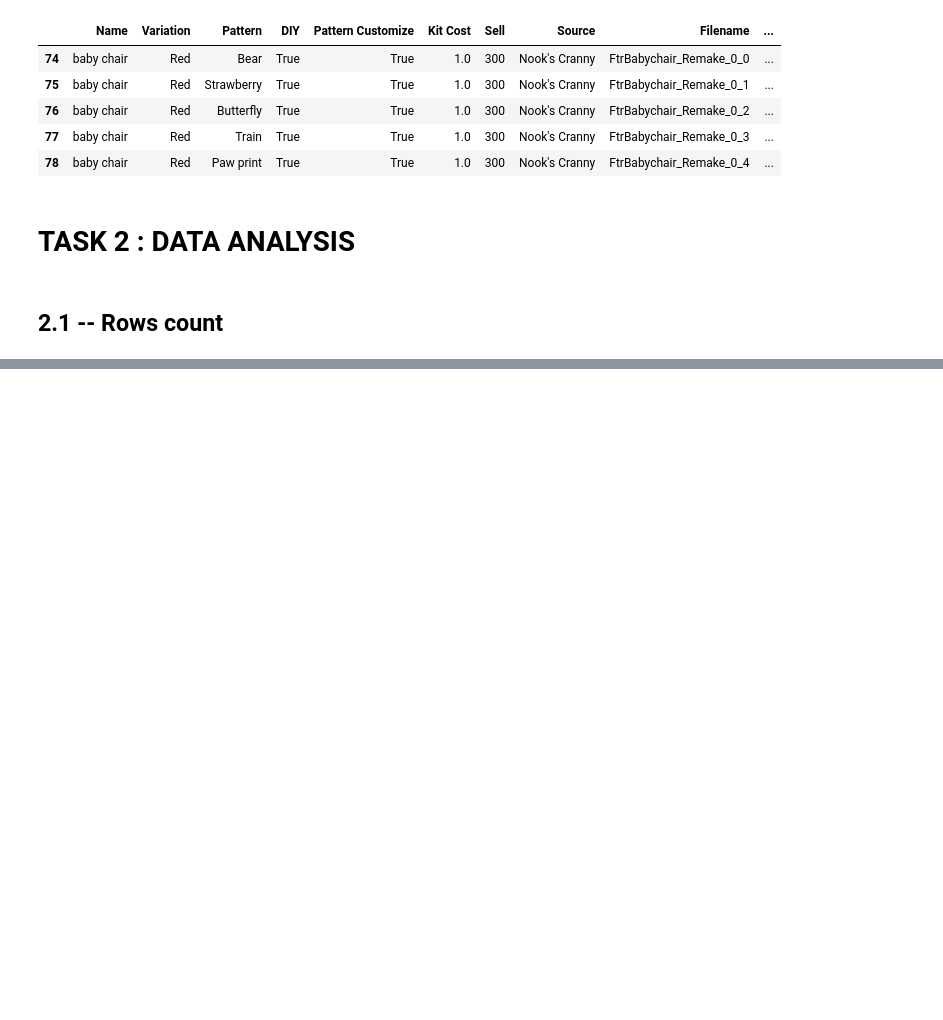
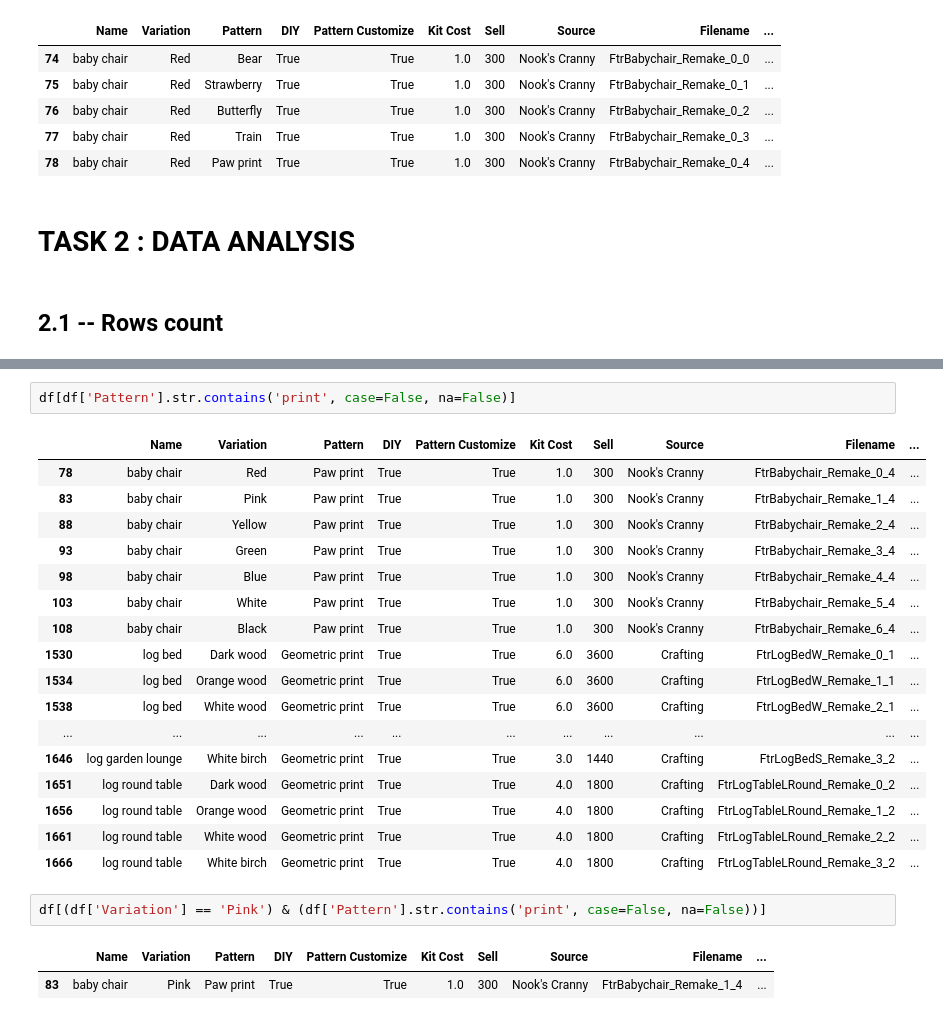
Before and after one commit to OnishchenkoDaria/data-processing-labs, a Jupyter notebook: sample.ipynb, the cells around one changed output, grey strips where cells are left out. Drawn from its saved outputs; the diff is of its cells as text; blank space fills up the shorter version.

```diff
--- a/sample.ipynb
+++ b/sample.ipynb
@@ -137,0 +191,25 @@ df.shape
+# %%
+df[df['Pattern'].str.contains('print', case=False, na=False)]
+# %% [output]
+|  | Name | Variation | Pattern | DIY | Pattern Customize | Kit Cost | Sell | Source | Filename | ... |
+| 78 | baby chair | Red | Paw print | True | True | 1.0 | 300 | Nook's Cranny | FtrBabychair_Remake_0_4 | ... |
+| 83 | baby chair | Pink | Paw print | True | True | 1.0 | 300 | Nook's Cranny | FtrBabychair_Remake_1_4 | ... |
+| 88 | baby chair | Yellow | Paw print | True | True | 1.0 | 300 | Nook's Cranny | FtrBabychair_Remake_2_4 | ... |
+| 93 | baby chair | Green | Paw print | True | True | 1.0 | 300 | Nook's Cranny | FtrBabychair_Remake_3_4 | ... |
+| 98 | baby chair | Blue | Paw print | True | True | 1.0 | 300 | Nook's Cranny | FtrBabychair_Remake_4_4 | ... |
+| 103 | baby chair | White | Paw print | True | True | 1.0 | 300 | Nook's Cranny | FtrBabychair_Remake_5_4 | ... |
+| 108 | baby chair | Black | Paw print | True | True | 1.0 | 300 | Nook's Cranny | FtrBabychair_Remake_6_4 | ... |
+| 1530 | log bed | Dark wood | Geometric print | True | True | 6.0 | 3600 | Crafting | FtrLogBedW_Remake_0_1 | ... |
+| 1534 | log bed | Orange wood | Geometric print | True | True | 6.0 | 3600 | Crafting | FtrLogBedW_Remake_1_1 | ... |
+| 1538 | log bed | White wood | Geometric print | True | True | 6.0 | 3600 | Crafting | FtrLogBedW_Remake_2_1 | ... |
+| ... | ... | ... | ... | ... | ... | ... | ... | ... | ... | ... |
+| 1646 | log garden lounge | White birch | Geometric print | True | True | 3.0 | 1440 | Crafting | FtrLogBedS_Remake_3_2 | ... |
+| 1651 | log round table | Dark wood | Geometric print | True | True | 4.0 | 1800 | Crafting | FtrLogTableLRound_Remake_0_2 | ... |
+| 1656 | log round table | Orange wood | Geometric print | True | True | 4.0 | 1800 | Crafting | FtrLogTableLRound_Remake_1_2 | ... |
+| 1661 | log round table | White wood | Geometric print | True | True | 4.0 | 1800 | Crafting | FtrLogTableLRound_Remake_2_2 | ... |
+| 1666 | log round table | White birch | Geometric print | True | True | 4.0 | 1800 | Crafting | FtrLogTableLRound_Remake_3_2 | ... |
+# %%
+df[(df['Variation'] == 'Pink') & (df['Pattern'].str.contains('print', case=False, na=False))]
+# %% [output]
+|  | Name | Variation | Pattern | DIY | Pattern Customize | Kit Cost | Sell | Source | Filename | ... |
+| 83 | baby chair | Pink | Paw print | True | True | 1.0 | 300 | Nook's Cranny | FtrBabychair_Remake_1_4 | ... |
```
Also changed, not shown: parts of 8 cells of this notebook.
